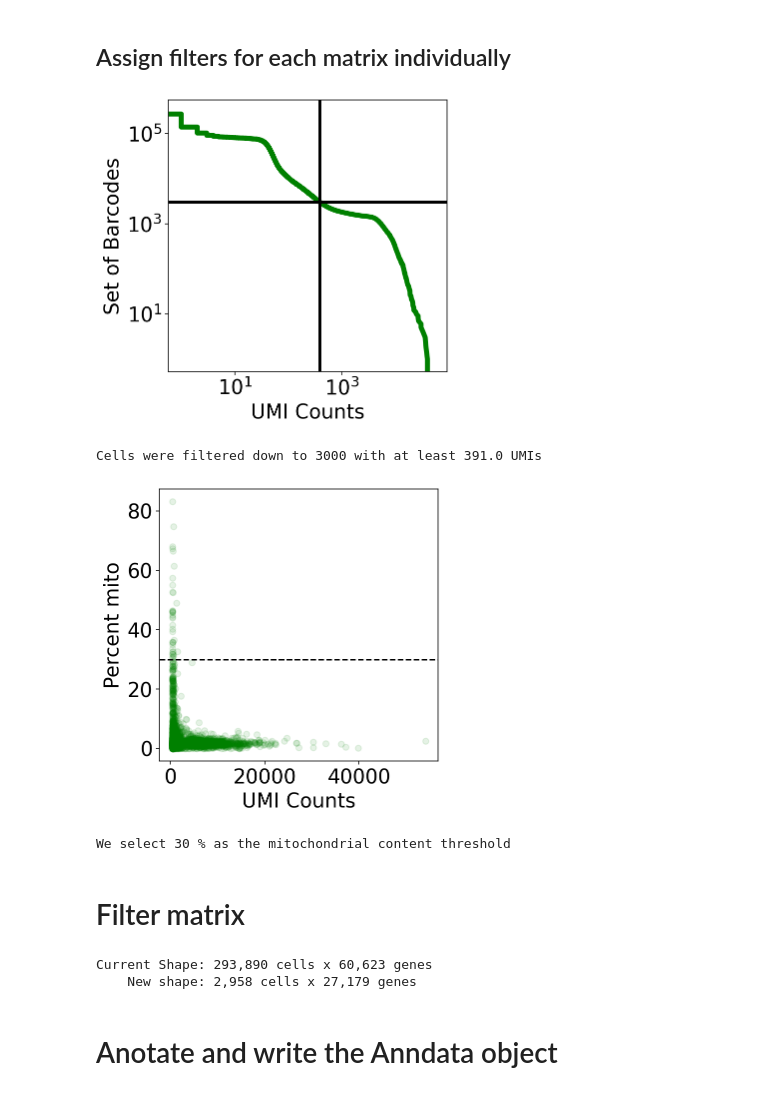
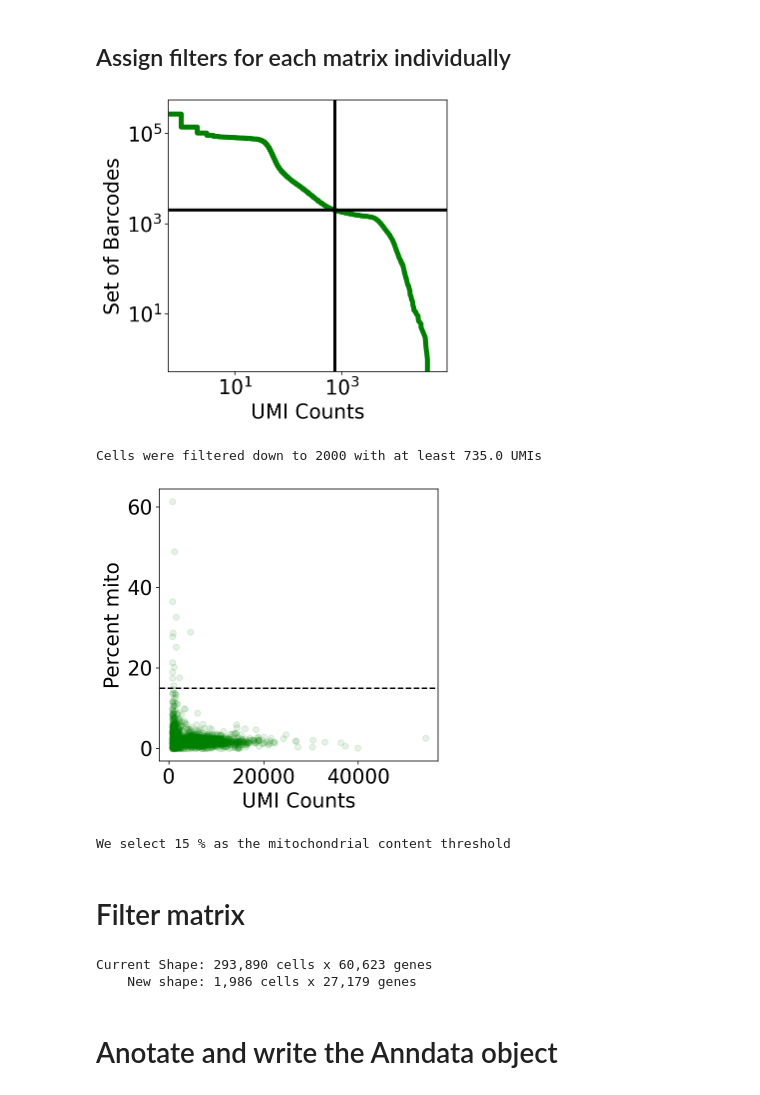
Before and after one commit to agalvezm/ACE2_scRNAseq, a Jupyter notebook: notebooks_countmatrices/GSE108571_GSM2905292.ipynb, the cells around one changed output. Saved outputs shown, nothing was run; the diff lists cells and outputs as text; code cells hidden in the pictures.

```diff
--- a/notebooks_countmatrices/GSE108571_GSM2905292.ipynb
+++ b/notebooks_countmatrices/GSE108571_GSM2905292.ipynb
@@ -306,7 +304,7 @@ gene_threshold = 3
 mito_criteria = 30
 # %%
 
-expected_num_cells = 3000#@param {type:"integer"}
+expected_num_cells = 2000#@param {type:"integer"}
 knee = np.sort(nd(results[sample_id[i]].X.sum(axis=1)))[::-1]
 
 fig, ax = plt.subplots(figsize=(5, 5))
@@ -325,38 +323,38 @@ ax.set_ylabel("Set of Barcodes")
 plt.show()
 
 cell_threshold = knee[expected_num_cells]
 
 results["cell_threshold" + sample_id[samp_n]] = knee[expected_num_cells]
 
 print ("Cells were filtered down to " + str(expected_num_cells) + " with at least " + str(cell_threshold) + " UMIs")
 
 
-mito_criteria = 30#@param {type:"integer"}
+mito_criteria = 15#@param {type:"integer"}
 results["mito_criteria" + sample_id[samp_n]] = mito_criteria
 
 fig, ax = plt.subplots(figsize=(5,5))
 
 
 x = nd(results[sample_id[i]].obs["cell_counts"][results[sample_id[i]].obs["cell_counts"] > cell_threshold])
 y = nd(results[sample_id[i]].obs["percent_mito"][results[sample_id[i]].obs["cell_counts"] > cell_threshold])
 
 ax.scatter(x, y, color="green", alpha=0.1)
 
 ax.axhline(y=mito_criteria, linestyle="--", color="k")
 
 
 ax.set_xlabel("UMI Counts")
 ax.set_ylabel("Percent mito")
 
 
 plt.show()
 
 print("We select " + str(mito_criteria) + " % as the mitochondrial content threshold")
 # %% [output]
-[figure, old version]
+[figure, new version]
-Cells were filtered down to 3000 with at least 391.0 UMIs
+Cells were filtered down to 2000 with at least 735.0 UMIs
-[figure, old version]
+[figure, new version]
-We select 30 % as the mitochondrial content threshold
+We select 15 % as the mitochondrial content threshold
 # %% [markdown]
 # Filter matrix
 # %%
@@ -373,7 +371,7 @@ for i in range(number_of_samples):
   results["data_" + sample_id[i]] = results[sample_id[i]][cell_mask, gene_mask]
 # %% [output]
 Current Shape: 293,890 cells x 60,623 genes
-    New shape: 2,958 cells x 27,179 genes
+    New shape: 1,986 cells x 27,179 genes
 # %% [markdown]
 # Anotate and write the Anndata object
 # %%
```
Also changed, not shown: parts of 2 cells of this notebook.
